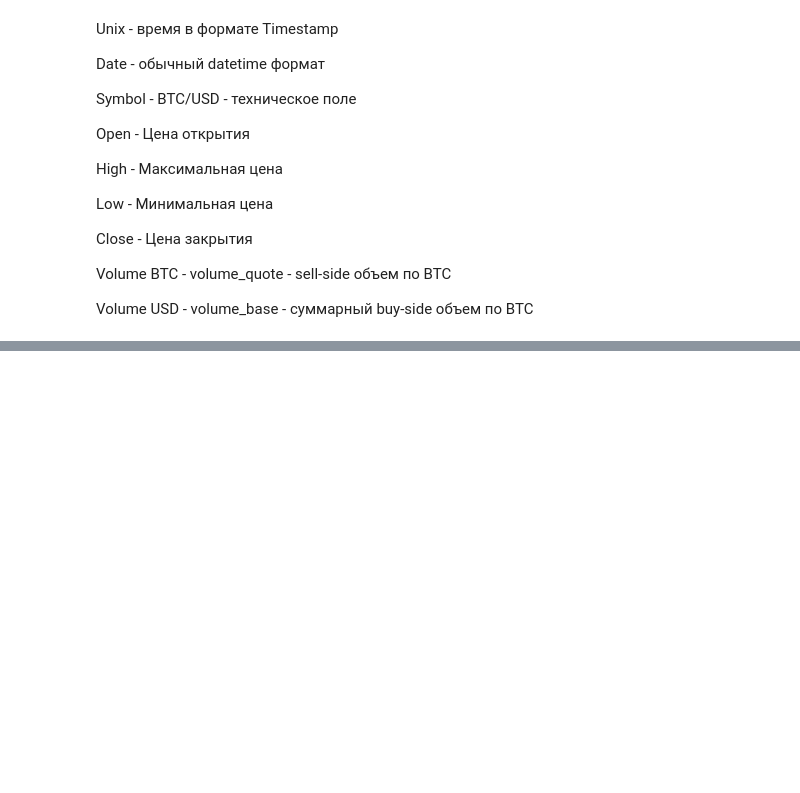
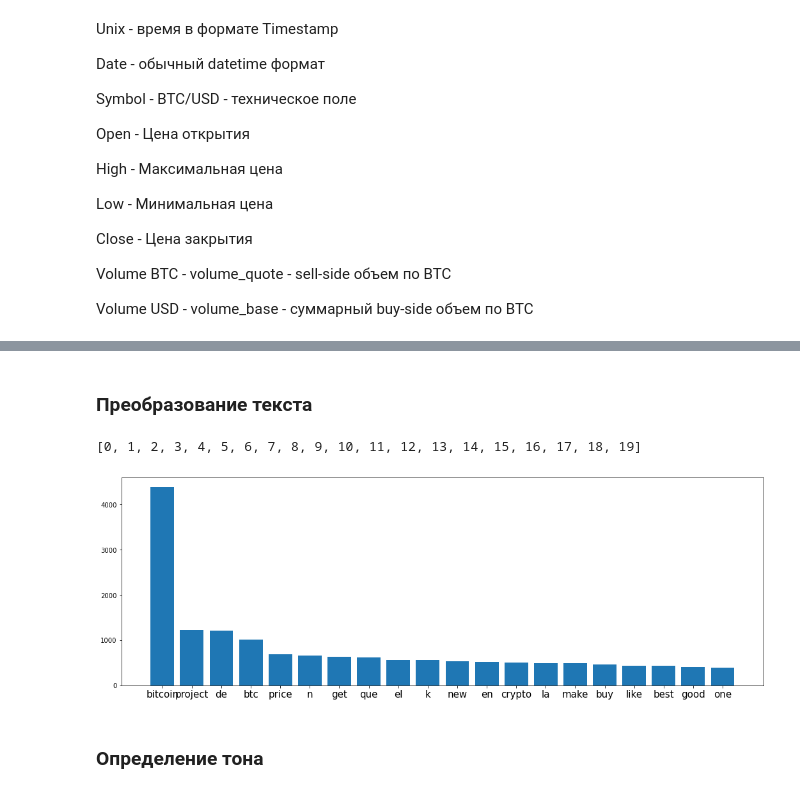
Before and after one commit to PotapovAIIT4F19/Twitter-vs-Bitcoin, a Jupyter notebook: Part 1. Parsing + EDA.ipynb, the cells around one changed output, grey strips where cells are left out. Saved outputs shown, nothing was run; the diff lists cells and outputs as text; code cells hidden in the pictures; blank space fills up the shorter version.

```diff
--- a/Part 1. Parsing + EDA.ipynb
+++ b/Part 1. Parsing + EDA.ipynb
@@ -569,0 +692,9 @@ for x in range(2):
+# %%
+twitter = pd.read_csv('Twitter.csv',index_col=0)
+twitter = twitter.head(10000)
+content = twitter['content'].tolist()
+twitter['date'] = [datetime.datetime.strptime(x,"%Y-%m-%d %H:%M:%S%z").replace(second=0,tzinfo=None) for x in twitter['date']]
+twitter = twitter.rename(columns={'date':'time'})
+twitter['time'] = twitter['time'].astype('object')
+
+twitter.head()
@@ -569,0 +718,28 @@ for x in range(2):
+# %% [markdown]
+### Преобразование текста
+# %%
+new_content = []
+new_token_slice = []
+for text_slice in content:
+    new_text_slice = re.sub('[^A-Za-z]+', ' ',' '.join([y.replace('\n',' ').lower() for y in text_slice.split(' ') if '@' not in y and 'http' not in y and '#' not in y]))
+    filtered_sent=[]
+    for w in new_text_slice.split(' '):
+        if w not in stop_words:
+            filtered_sent.append(w)
+    new_text_slice = ' '.join([lem.lemmatize(x,"v") for x in filtered_sent])
+    token_slice = word_tokenize(new_text_slice)
+    new_token_slice += [token_slice]
+    new_content += [new_text_slice]
+# %%
+dic=defaultdict(int)
+for word in sum(new_token_slice,[]):
+        dic[word]+=1
+# %%
+plt.figure(figsize=(18, 6))
+top=sorted(dic.items(), key=lambda x:x[1],reverse=True)[:20]
+x,y=zip(*top)
+plt.bar(x,y)
+plt.xticks(fontsize=15)[0]
+# %% [output]
+[0, 1, 2, 3, 4, 5, 6, 7, 8, 9, 10, 11, 12, 13, 14, 15, 16, 17, 18, 19]
+[figure, added]
@@ -569,0 +749,2 @@ for x in range(2):
+# %% [markdown]
+### Определение тона
```
Also changed, not shown: parts of 63 cells of this notebook.
